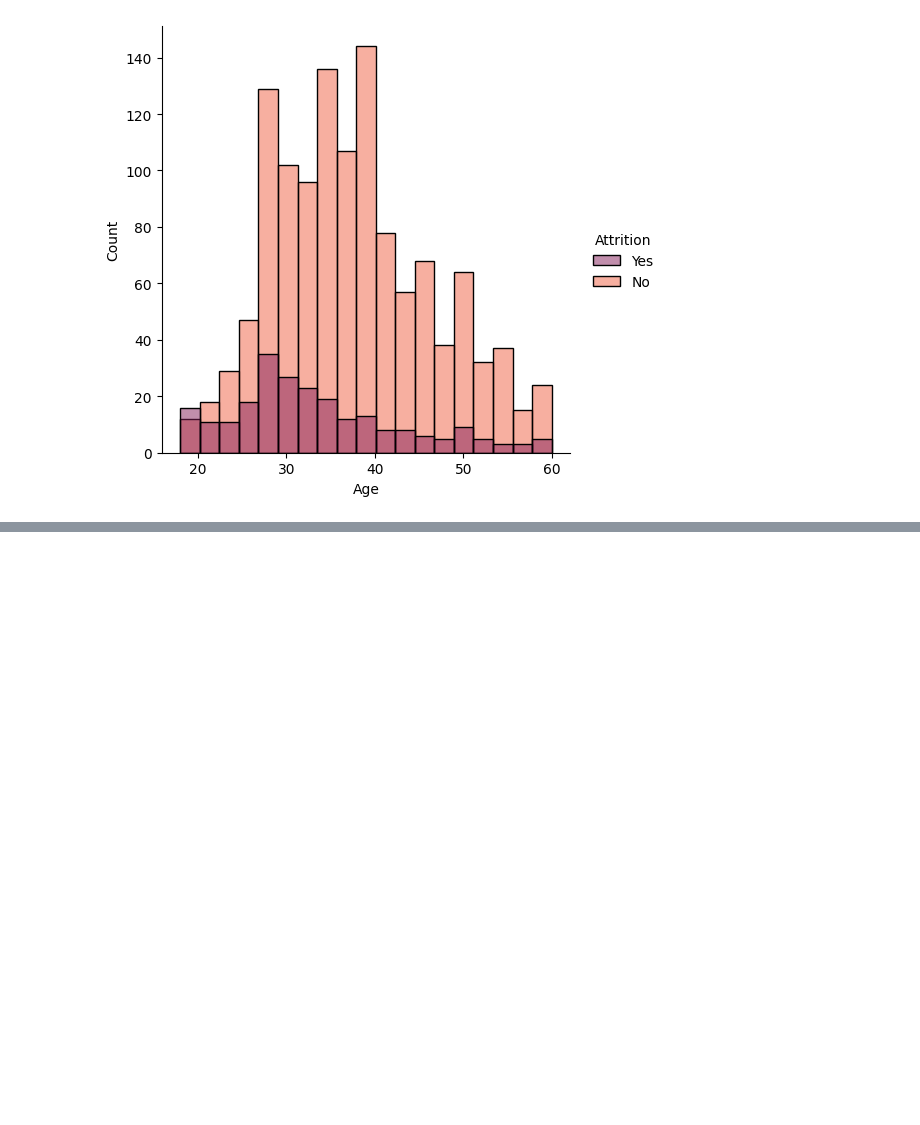
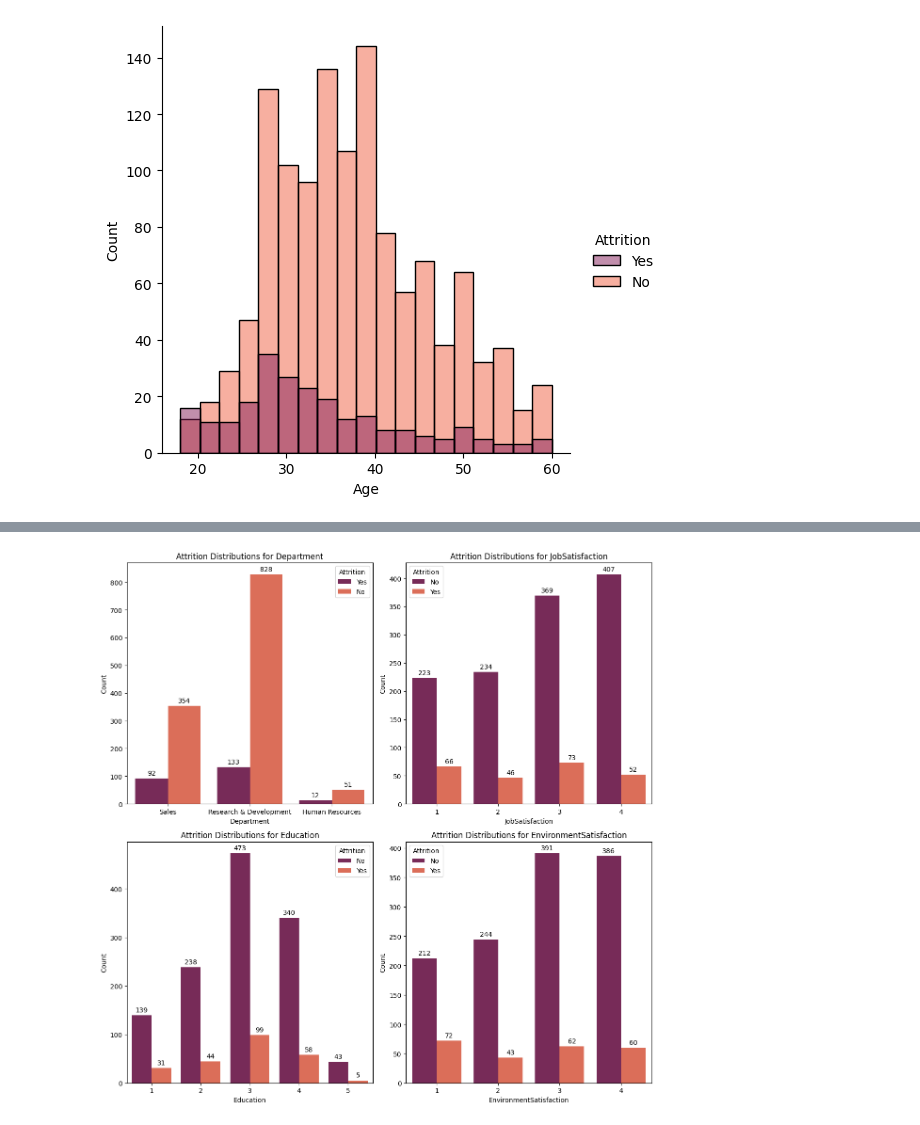
Before and after one commit to selvet-elo/IBM-Employee-Attrition-Dataset, a Jupyter notebook: IBM_HR_data_visualization.ipynb, the cells around one changed output, grey strips where cells are left out. Saved outputs shown, nothing was run; the diff lists cells and outputs as text; code cells hidden in the pictures; blank space fills up the shorter version.

```diff
--- a/IBM_HR_data_visualization.ipynb
+++ b/IBM_HR_data_visualization.ipynb
@@ -102,0 +81,14 @@ att_dist_plot(df, x_col='MaritalStatus', hue_col='Attrition')
+# %%
+fig, axes = plt.subplots(2, 2, figsize=(12, 12))
+
+# Use the dist_plot function to plot on each axis
+dist_plot(df, x_col='Department', hue_col='Attrition', ax=axes[0, 0])
+dist_plot(df, x_col='JobSatisfaction', hue_col='Attrition', ax=axes[0, 1])
+dist_plot(df, x_col='Education', hue_col='Attrition', ax=axes[1, 0])
+dist_plot(df, x_col='EnvironmentSatisfaction', hue_col='Attrition', ax=axes[1, 1])
+
+# Adjust layout for better spacing
+plt.tight_layout()
+plt.show()
+# %% [output]
+[figure, added]
```
Also changed, not shown: parts of 7 cells of this notebook.
